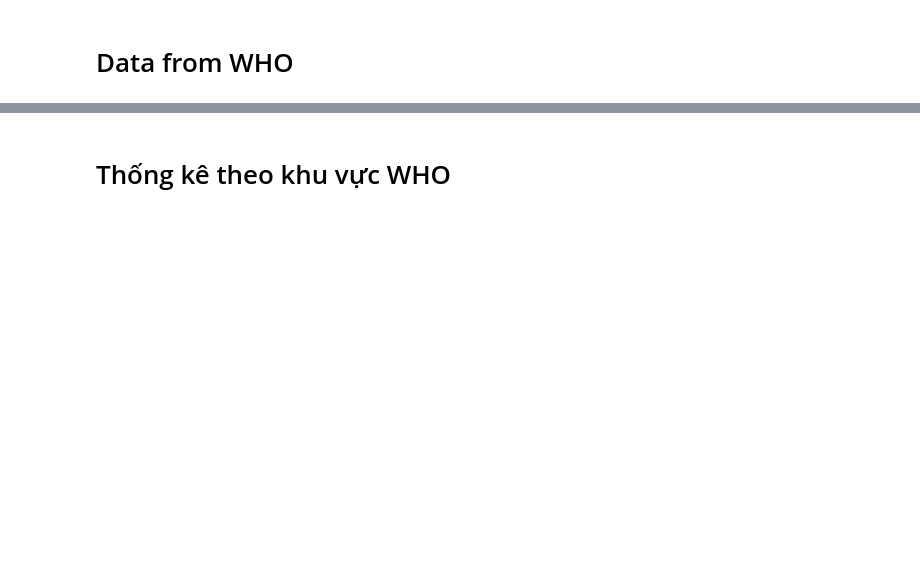
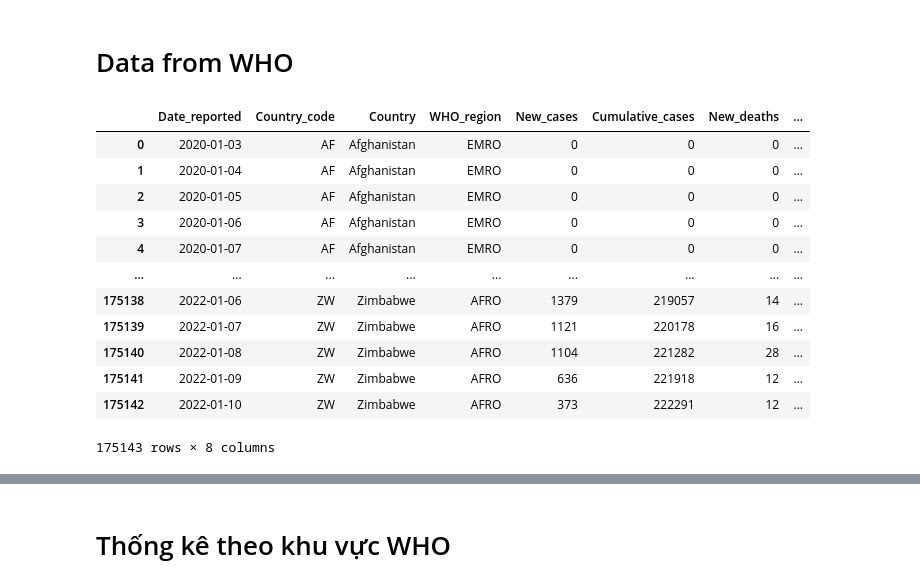
Before and after one commit to hainguyen201/DataManagementAndVisualization, a Jupyter notebook: pyspark/DataCovidAnalysis.ipynb, the cells around one changed output, grey strips where cells are left out. Saved outputs shown, nothing was run; the diff lists cells and outputs as text; code cells hidden in the pictures; blank space fills up the shorter version.

```diff
--- a/pyspark/DataCovidAnalysis.ipynb
+++ b/pyspark/DataCovidAnalysis.ipynb
@@ -538,3 +538,19 @@ float_keys=['PERSONS_VACCINATED_1PLUS_DOSE','TOTAL_VACCINATIONS_PER100' , 'PERSO
 dict_types=dict.fromkeys(float_keys, 'float64')
 dict_types['TOTAL_VACCINATIONS']='int64'
 vaccin_data=vaccin_data.astype(dict_types,errors='ignore')
+# %%
+who_data
+# %% [output]
+|  | Date_reported | Country_code | Country | WHO_region | New_cases | Cumulative_cases | New_deaths | ... |
+| 0 | 2020-01-03 | AF | Afghanistan | EMRO | 0 | 0 | 0 | ... |
+| 1 | 2020-01-04 | AF | Afghanistan | EMRO | 0 | 0 | 0 | ... |
+| 2 | 2020-01-05 | AF | Afghanistan | EMRO | 0 | 0 | 0 | ... |
+| 3 | 2020-01-06 | AF | Afghanistan | EMRO | 0 | 0 | 0 | ... |
+| 4 | 2020-01-07 | AF | Afghanistan | EMRO | 0 | 0 | 0 | ... |
+| ... | ... | ... | ... | ... | ... | ... | ... | ... |
+| 175138 | 2022-01-06 | ZW | Zimbabwe | AFRO | 1379 | 219057 | 14 | ... |
+| 175139 | 2022-01-07 | ZW | Zimbabwe | AFRO | 1121 | 220178 | 16 | ... |
+| 175140 | 2022-01-08 | ZW | Zimbabwe | AFRO | 1104 | 221282 | 28 | ... |
+| 175141 | 2022-01-09 | ZW | Zimbabwe | AFRO | 636 | 221918 | 12 | ... |
+| 175142 | 2022-01-10 | ZW | Zimbabwe | AFRO | 373 | 222291 | 12 | ... |
+175143 rows × 8 columns
```
Also changed, not shown: parts of 18 cells of this notebook.
